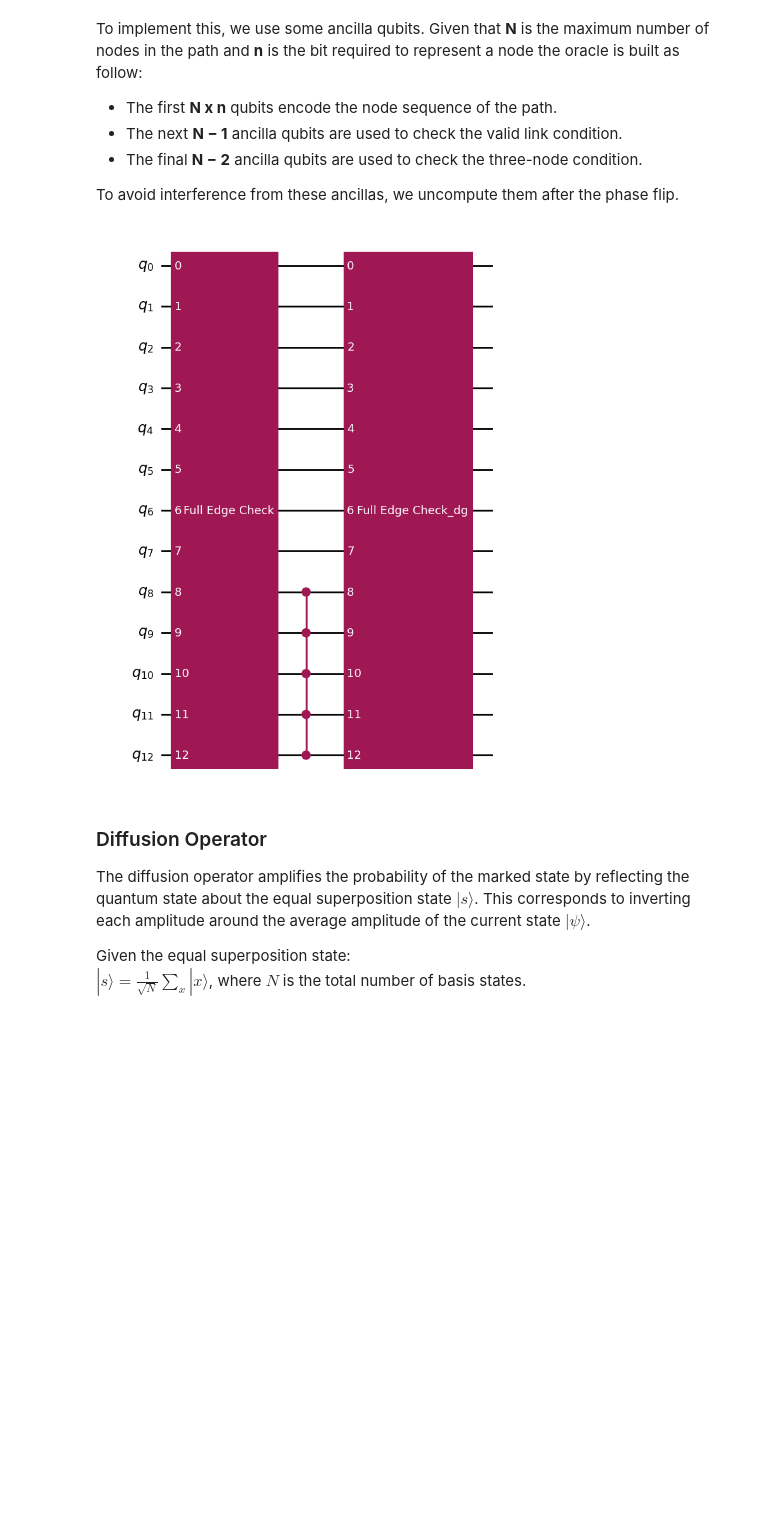
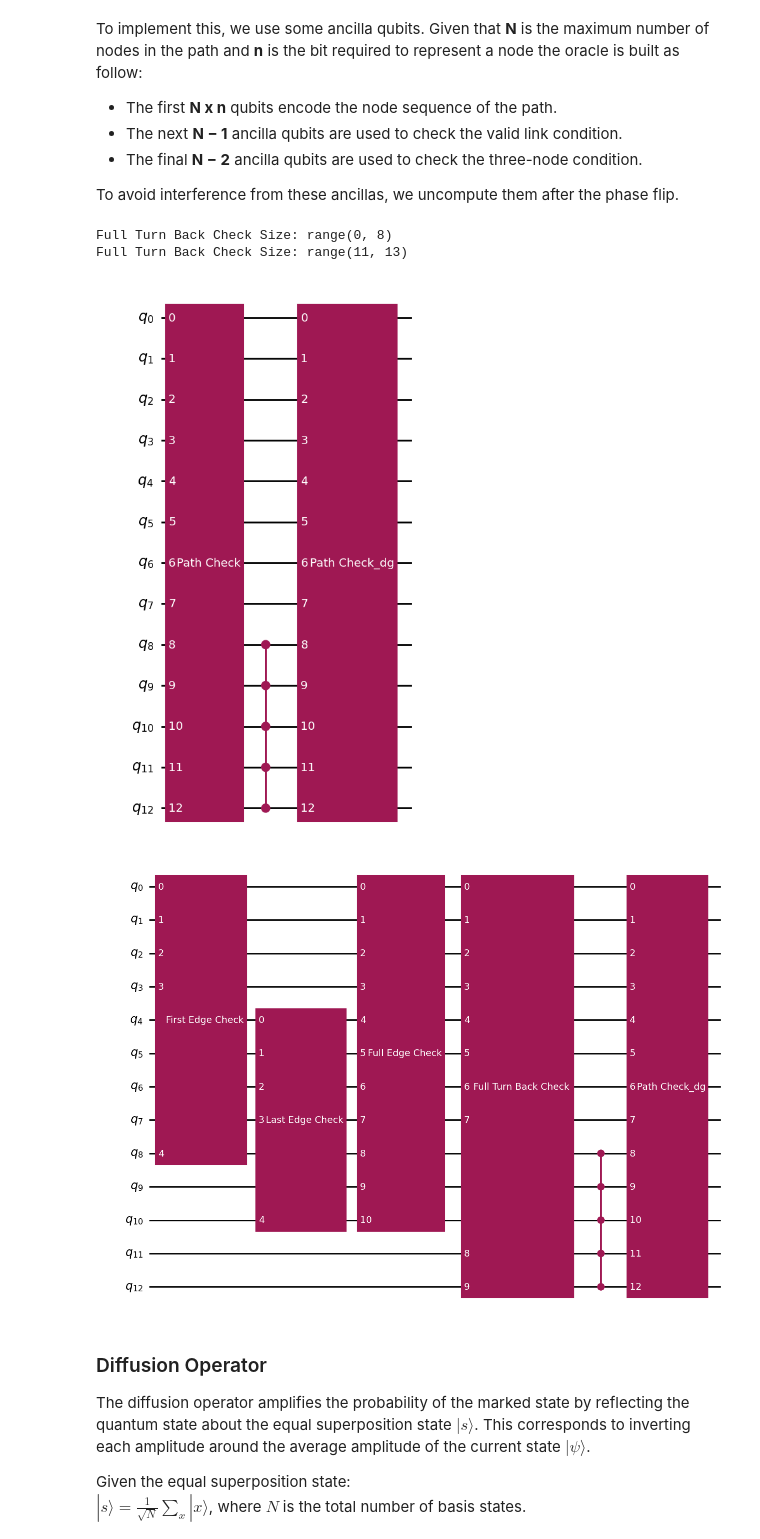
Before and after one commit to 1ngVG-QCCE/QuantumMazeSolver, a Jupyter notebook: maze_solver.ipynb, the cells around one changed output. Drawn from its saved outputs; the diff is of its cells as text; code cells hidden in the pictures; blank space fills up the shorter version.

Commit message:
refactor(maze_oracle): change circuits names

```diff
--- a/maze_solver.ipynb
+++ b/maze_solver.ipynb
@@ -65,11 +65,14 @@ To avoid interference from these ancillas, we uncompute them after the phase fli
 # %%
 max_path_length = None # write a value to override the default that is: number of nodes in the graph - 1
 maze_circuit_info = MazeCircuitInfo(graph, max_path_length)
 maze_oracle = MazeOracle(maze_circuit_info, turn_back_check = True)
 display(maze_oracle.draw('mpl'))
-#display(maze_oracle.decompose(reps = 2).draw('mpl'))
+display(maze_oracle.decompose(reps = 1, gates_to_decompose=["Path check"]).draw('mpl'))
 # %% [output]
+Full Turn Back Check Size: range(0, 8)
+Full Turn Back Check Size: range(11, 13)
-[figure, old version]
+[figure, new version]
+[figure, added]
 # %% [markdown]
 ### Diffusion Operator
 
```
Also changed, not shown: parts of 4 cells of this notebook, 2 other files.
